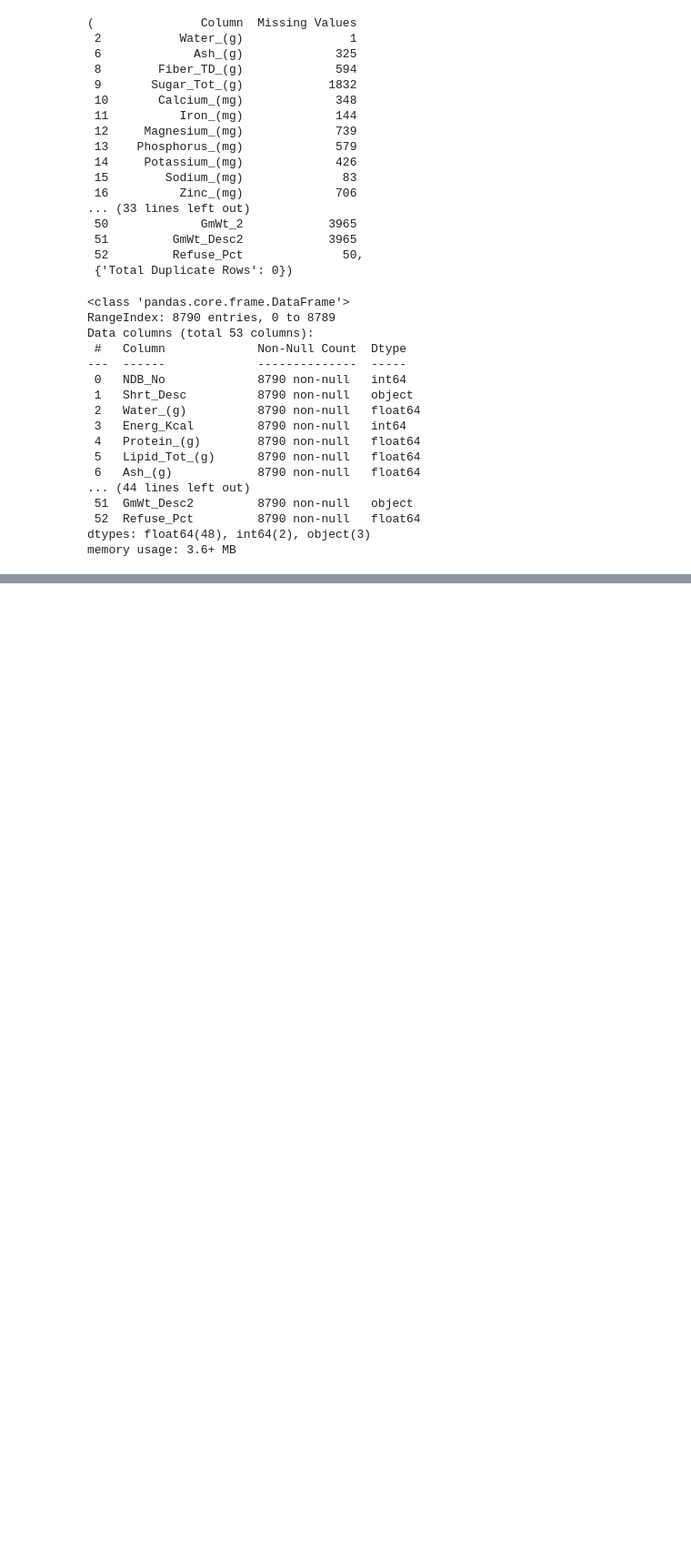
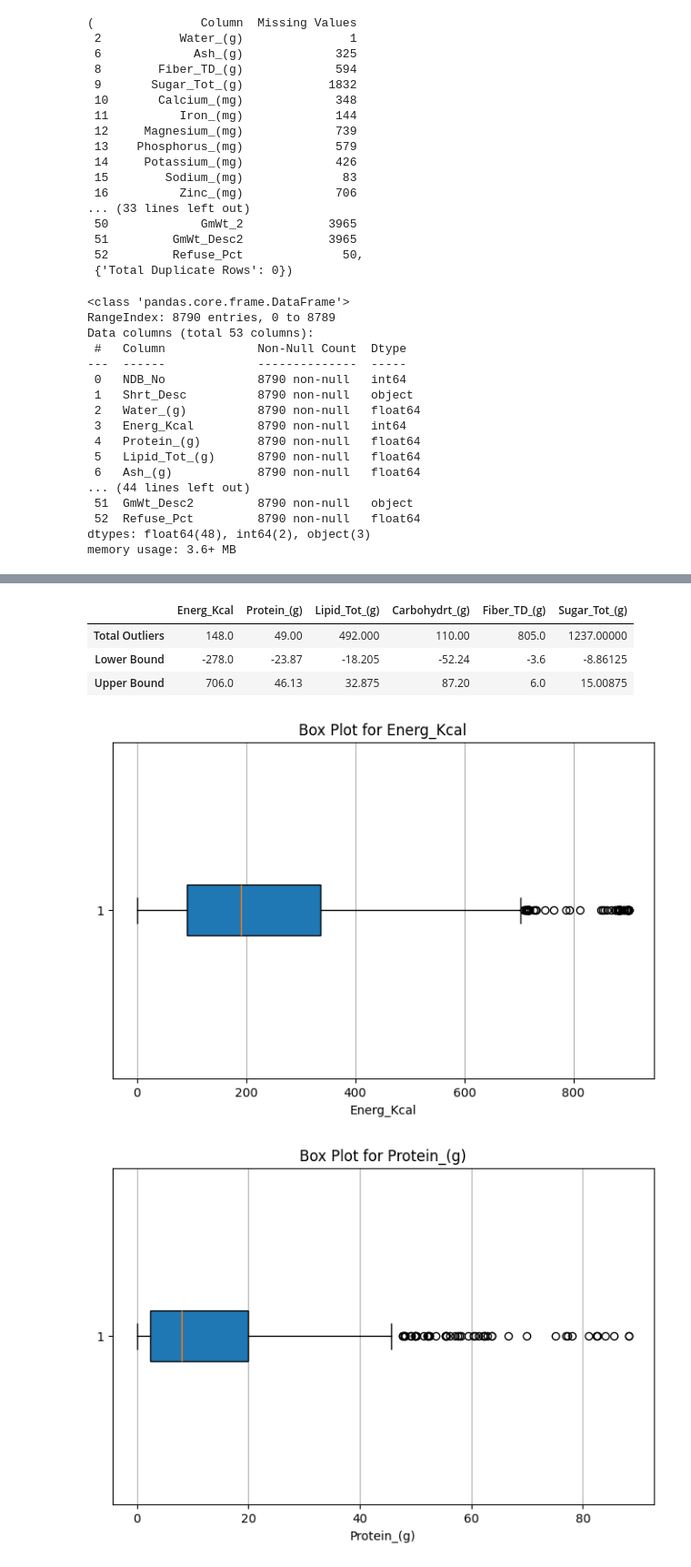
Before and after one commit to ChamaraProgForDataAnal/Programming-for-Data-Analysis, a Jupyter notebook: Data_Analytics_&_Visualisation.ipynb, the cells around one changed output, grey strips where cells are left out. Shown at 91% size. Cells and saved outputs as stored; diff of their text form; code cells hidden in the pictures; blank space fills up the shorter version.

```diff
--- a/Data_Analytics_&_Visualisation.ipynb
+++ b/Data_Analytics_&_Visualisation.ipynb
@@ -100,0 +145,40 @@ memory usage: 3.6+ MB
+# %%
+# Function to detect outliers using the IQR method
+def detect_outliers(data, column):
+    Q1 = data[column].quantile(0.25)
+    Q3 = data[column].quantile(0.75)
+    IQR = Q3 - Q1
+    lower_bound = Q1 - 1.5 * IQR
+    upper_bound = Q3 + 1.5 * IQR
+    outliers = data[(data[column] < lower_bound) | (data[column] > upper_bound)]
+    return outliers
+
+# Detect outliers in the key nutritional attributes
+outlier_summary = {}
+for attribute in key_attributes:
+    outliers = detect_outliers(dataset_cleaned, attribute)
+    outlier_summary[attribute] = {
+        "Total Outliers": len(outliers),
+        "Lower Bound": dataset_cleaned[attribute].quantile(0.25) - 1.5 * (dataset_cleaned[attribute].quantile(0.75) - dataset_cleaned[attribute].quantile(0.25)),
+        "Upper Bound": dataset_cleaned[attribute].quantile(0.75) + 1.5 * (dataset_cleaned[attribute].quantile(0.75) - dataset_cleaned[attribute].quantile(0.25))
+    }
+
+# Convert the summary to a DataFrame for better readability
+outlier_summary_df.T
+# %% [output]
+|  | Energ_Kcal | Protein_(g) | Lipid_Tot_(g) | Carbohydrt_(g) | Fiber_TD_(g) | Sugar_Tot_(g) |
+| Total Outliers | 148.0 | 49.00 | 492.000 | 110.00 | 805.0 | 1237.00000 |
+| Lower Bound | -278.0 | -23.87 | -18.205 | -52.24 | -3.6 | -8.86125 |
+| Upper Bound | 706.0 | 46.13 | 32.875 | 87.20 | 6.0 | 15.00875 |
+# %%
+# Visualize outliers using box plots for the key nutritional attributes
+for attribute in key_attributes:
+    plt.figure(figsize=(8, 5))
+    plt.boxplot(dataset_cleaned[attribute], vert=False, patch_artist=True)
+    plt.title(f'Box Plot for {attribute}')
+    plt.xlabel(attribute)
+    plt.grid(axis='x')
+    plt.show()
+# %% [output]
+[figure, added]
+[figure, added]
```
Also changed, not shown: parts of 2 cells of this notebook.
